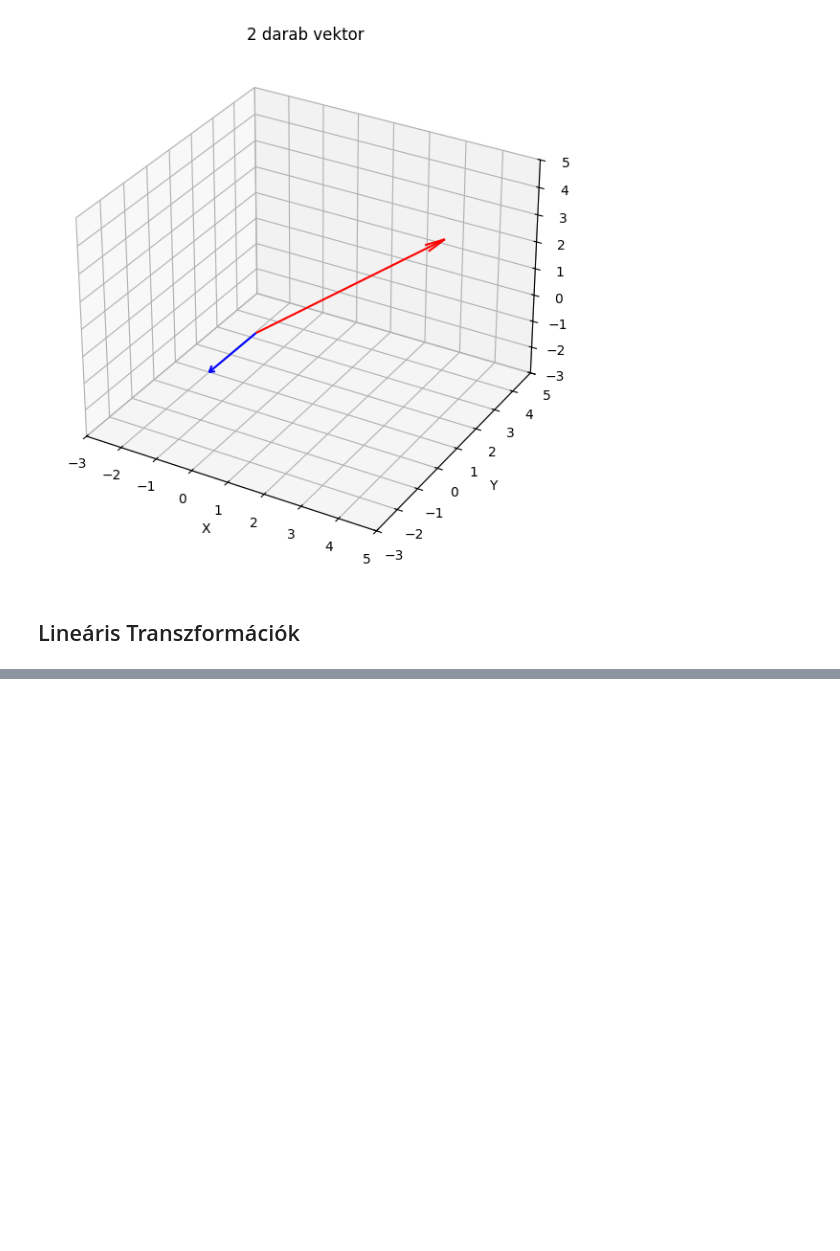
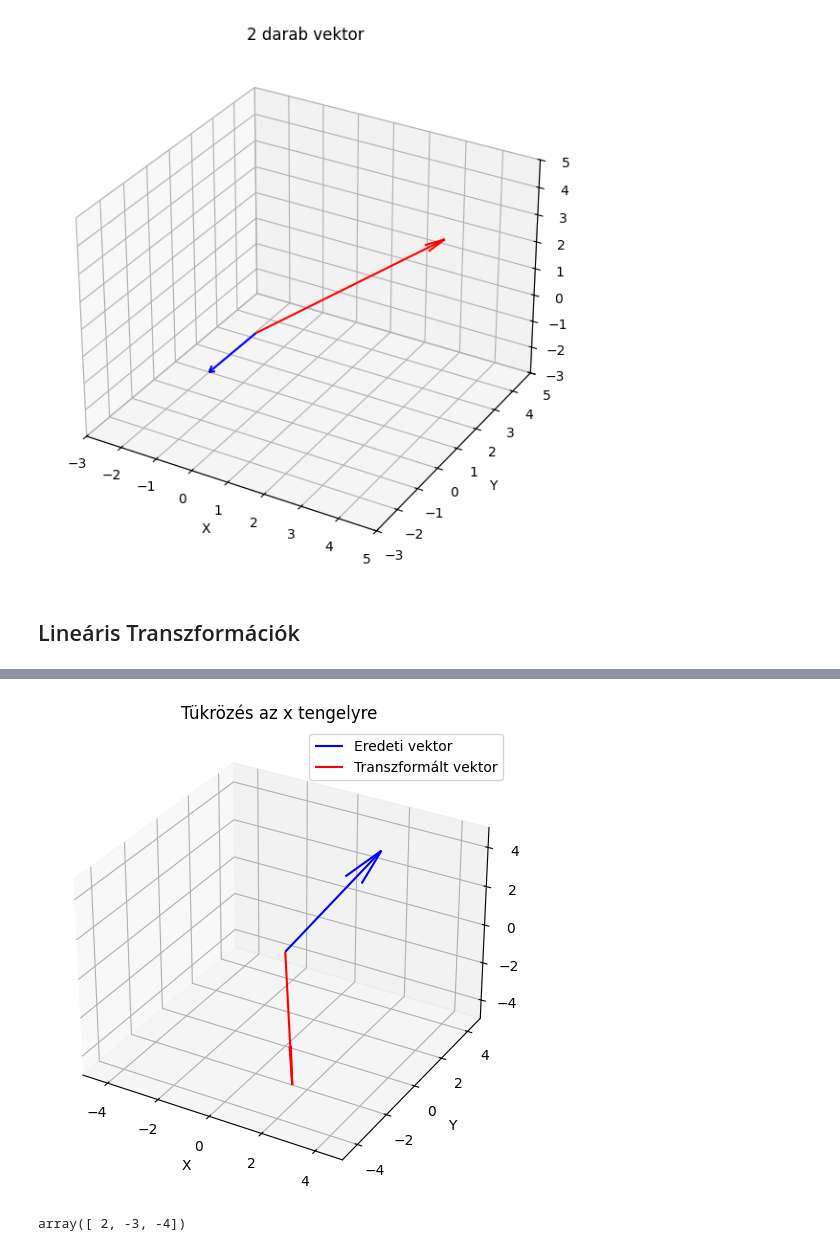
Before and after one commit to BBotond03/ATAMA_2025, a Jupyter notebook: ora_2-Linearis_transzformaciok/ora_2-Linearis_Transzformaciok.ipynb, the cells around one changed output, grey strips where cells are left out. Saved outputs shown, nothing was run; the diff lists cells and outputs as text; code cells hidden in the pictures; blank space fills up the shorter version.

```diff
--- a/ora_2-Linearis_transzformaciok/ora_2-Linearis_Transzformaciok.ipynb
+++ b/ora_2-Linearis_transzformaciok/ora_2-Linearis_Transzformaciok.ipynb
@@ -319,0 +387,44 @@ plt.show()
+# %%
+# Definiáljunk egy vektort
+v = np.array([2, 3, 4])
+
+# A transzformációs mátrix
+A_x = np.array([
+    [1,  0,  0],
+    [0, -1,  0],
+    [0,  0, -1]
+])
+
+v_mirrored = A_x @ v  # Hattassuk a transzformációt
+# @-al szorzunk mátrixokat
+
+# Szokásos kirajzolós rész:
+fig3 = plt.figure(figsize=(6,6))
+mirror_x_plot = fig3.add_subplot(111, projection='3d')
+
+origin = np.array([0, 0, 0])
+
+# Eredeti vektor
+mirror_x_plot.quiver(*origin, *v, color='b', label='Eredeti vektor')
+
+# Tükrözött vektor
+mirror_x_plot.quiver(*origin, *v_mirrored, color='r', label='Transzformált vektor')
+
+mirror_x_plot.set_xlim([-5, 5])
+mirror_x_plot.set_ylim([-5, 5])
+mirror_x_plot.set_zlim([-5, 5])
+mirror_x_plot.set_xlabel('X')
+mirror_x_plot.set_ylabel('Y')
+mirror_x_plot.set_zlabel('Z')
+mirror_x_plot.set_title('Tükrözés az x tengelyre')
+
+mirror_x_plot.legend()
+
+plt.show()
+# %% [output]
+[figure, added]
+# %%
+# a tükrözés eredménye:
+v_mirrored
+# %% [output]
+array([ 2, -3, -4])
```
Also changed, not shown: parts of 32 cells of this notebook.
